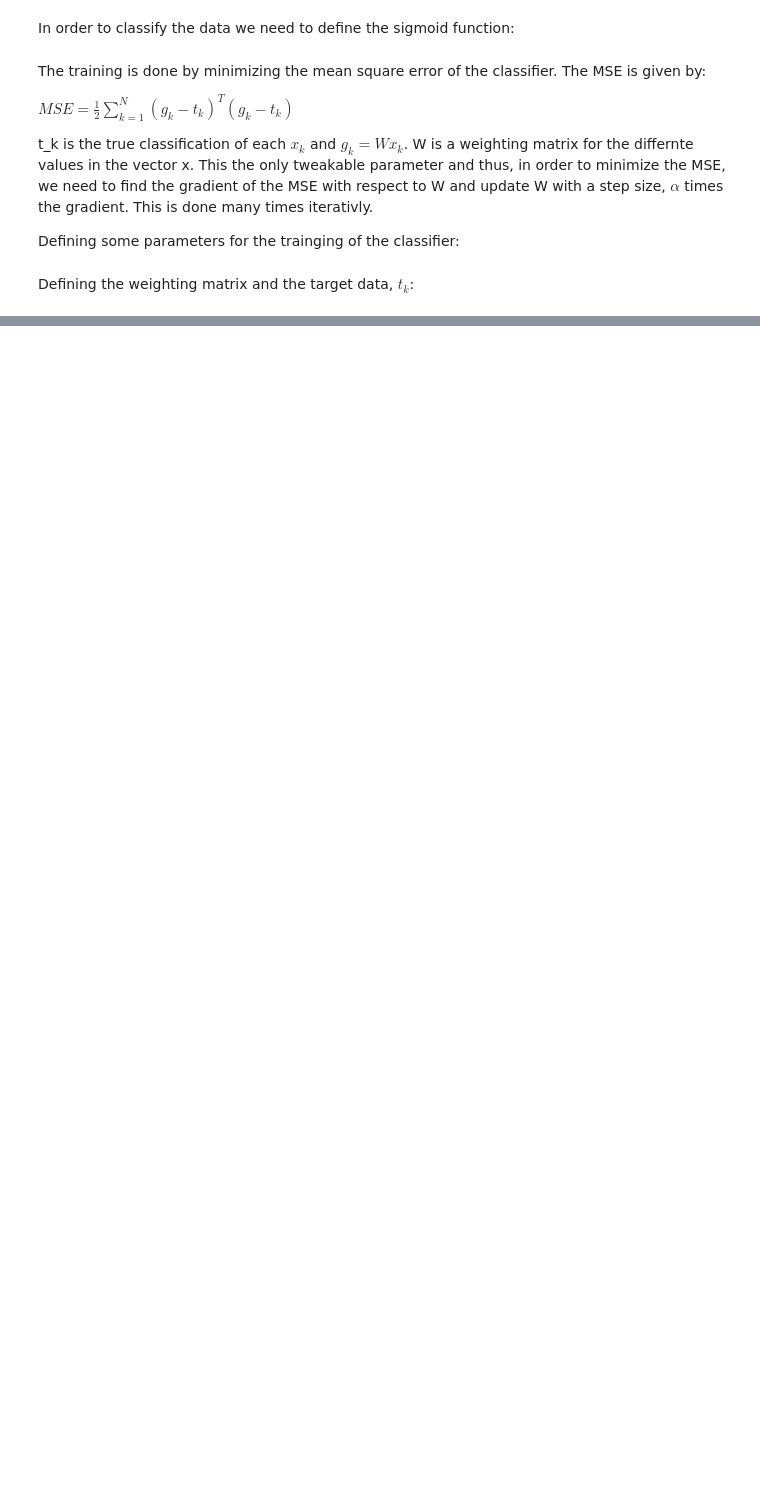
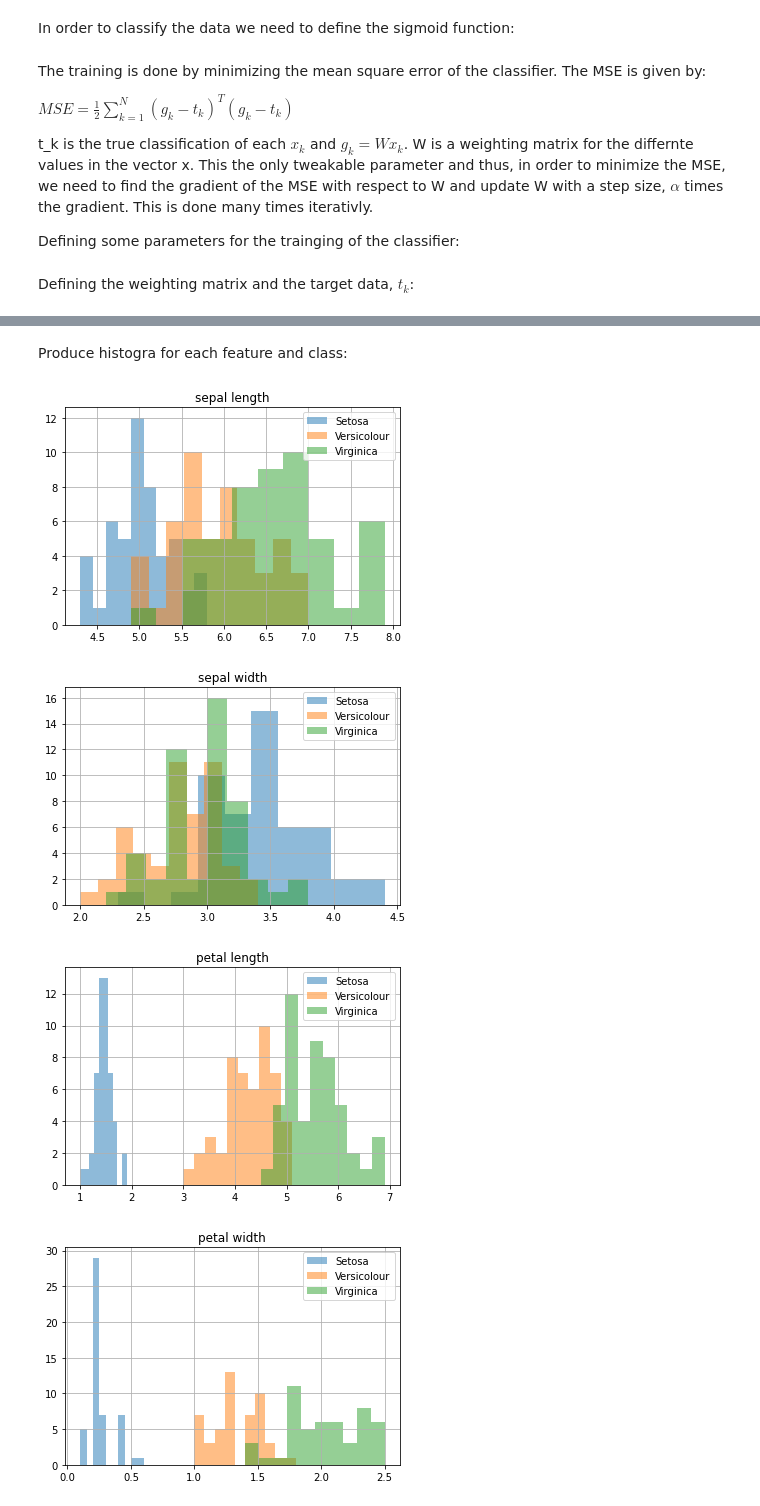
Before and after one commit to emilhaugstvedt/TTK4275, a Jupyter notebook: IRIS/iris-notebook.ipynb, the cells around one changed output, grey strips where cells are left out. Cells and saved outputs as stored; diff of their text form; code cells hidden in the pictures; blank space fills up the shorter version.

```diff
--- a/IRIS/iris-notebook.ipynb
+++ b/IRIS/iris-notebook.ipynb
@@ -114,0 +153,26 @@ ValueError: cannot reshape array of size 121 into shape (5,1)
+# %% [markdown]
+Produce histogra for each feature and class:
+# %%
+ def feature_name(f):
+    if f == 0: return "sepal length"
+    if f == 1: return "sepal width"
+    if f == 2: return "petal length"
+    if f == 3: return "petal width"
+
+ features = np.array([0,1,2,3])
+ for f in features:
+        plt.figure(f)
+        plt.hist(class1[:,f], alpha=0.5, label = "Setosa")
+        plt.hist(class2[:,f], alpha=0.5, label = "Versicolour")
+        plt.hist(class3[:,f], alpha=0.5, label = "Virginica")
+        plt.legend()
+        plt.grid()
+        plt.title(feature_name(f))
+
+for c in classes:
+        plt.figures
+# %% [output]
+[figure, added]
+[figure, added]
+[figure, added]
+[figure, added]
```
Also changed, not shown: parts of 16 cells of this notebook.
